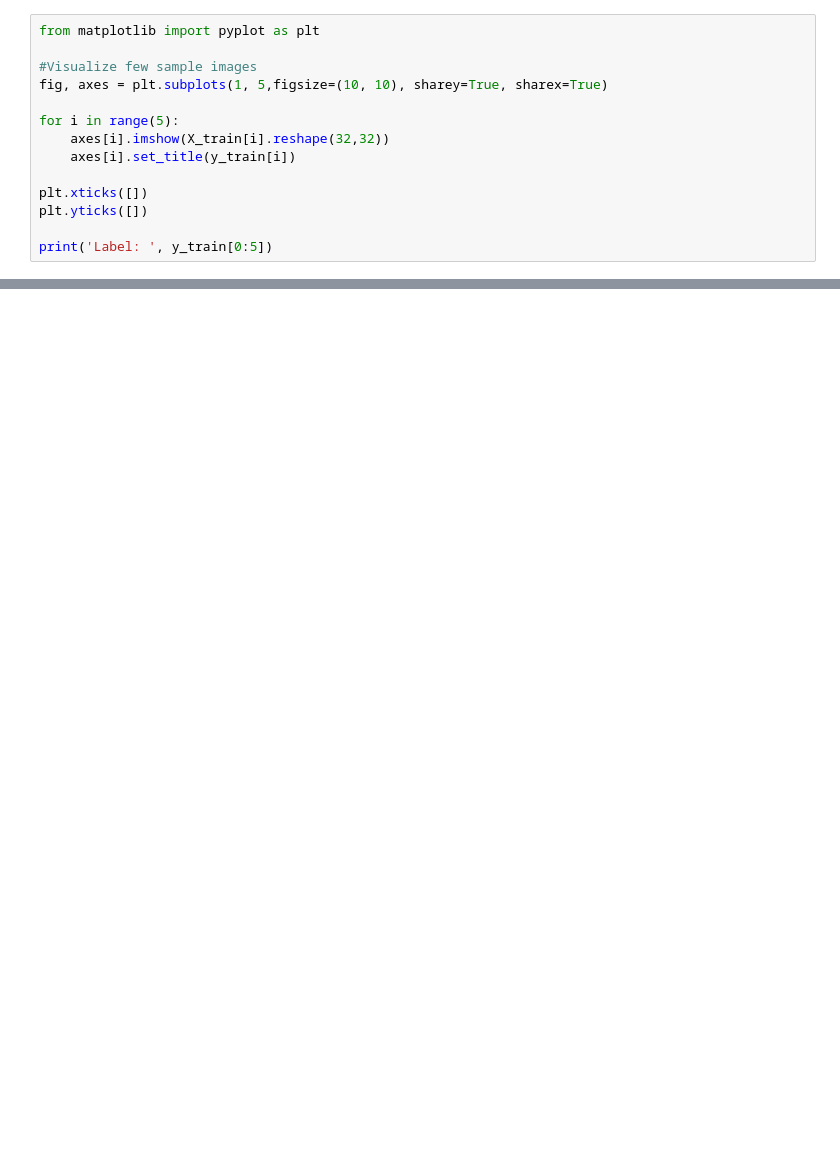
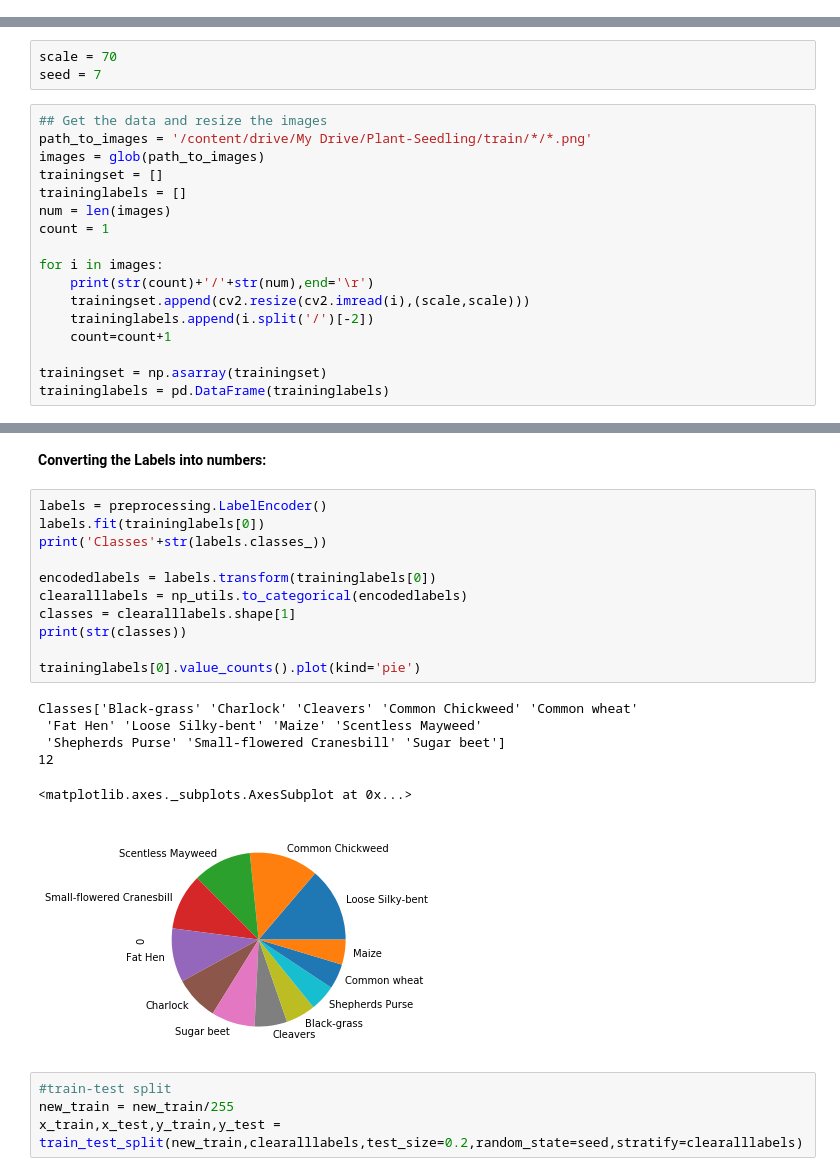
Before and after one commit to GreatLearningAIML1/bangalore-feb-batch-charulatha27, a Jupyter notebook: CNN 1st case study - Project 1.ipynb, the cells around one changed output, grey strips where cells are left out. Drawn from its saved outputs; the diff is of its cells as text; blank space fills up the shorter version.

Commit message:
Plant Seedlings Classification
Plant Seedlings Classification using CNN

```diff
--- a/CNN 1st case study - Project 1.ipynb
+++ b/CNN 1st case study - Project 1.ipynb
@@ -73,14 +0,0 @@ X_train.shape
-# %%
-from matplotlib import pyplot as plt
-
-#Visualize few sample images
-fig, axes = plt.subplots(1, 5,figsize=(10, 10), sharey=True, sharex=True)
-
-for i in range(5):
-    axes[i].imshow(X_train[i].reshape(32,32))
-    axes[i].set_title(y_train[i])
-
-plt.xticks([])
-plt.yticks([])
-
-print('Label: ', y_train[0:5])
@@ -362,0 +35,20 @@ With Batch Normalization, the model's learning performance is faster.
+# %%
+scale = 70
+seed = 7
+# %%
+## Get the data and resize the images
+path_to_images = '/content/drive/My Drive/Plant-Seedling/train/*/*.png'
+images = glob(path_to_images)
+trainingset = []
+traininglabels = []
+num = len(images)
+count = 1
+
+for i in images:
+    print(str(count)+'/'+str(num),end='\r')
+    trainingset.append(cv2.resize(cv2.imread(i),(scale,scale)))
+    traininglabels.append(i.split('/')[-2])
+    count=count+1
+
+trainingset = np.asarray(trainingset)
+traininglabels = pd.DataFrame(traininglabels)
@@ -362,0 +99,24 @@ With Batch Normalization, the model's learning performance is faster.
+# %% [markdown]
+**Converting the Labels into numbers:**
+# %%
+labels = preprocessing.LabelEncoder()
+labels.fit(traininglabels[0])
+print('Classes'+str(labels.classes_))
+
+encodedlabels = labels.transform(traininglabels[0])
+clearalllabels = np_utils.to_categorical(encodedlabels)
+classes = clearalllabels.shape[1]
+print(str(classes))
+
+traininglabels[0].value_counts().plot(kind='pie')
+# %% [output]
+Classes['Black-grass' 'Charlock' 'Cleavers' 'Common Chickweed' 'Common wheat'
+ 'Fat Hen' 'Loose Silky-bent' 'Maize' 'Scentless Mayweed'
+ 'Shepherds Purse' 'Small-flowered Cranesbill' 'Sugar beet']
+12
+<matplotlib.axes._subplots.AxesSubplot at 0x...>
+[figure, added]
+# %%
+#train-test split
+new_train = new_train/255
+x_train,x_test,y_train,y_test = train_test_split(new_train,clearalllabels,test_size=0.2,random_state=seed,stratify=clearalllabels)
```
Also changed, not shown: parts of 59 cells of this notebook.
